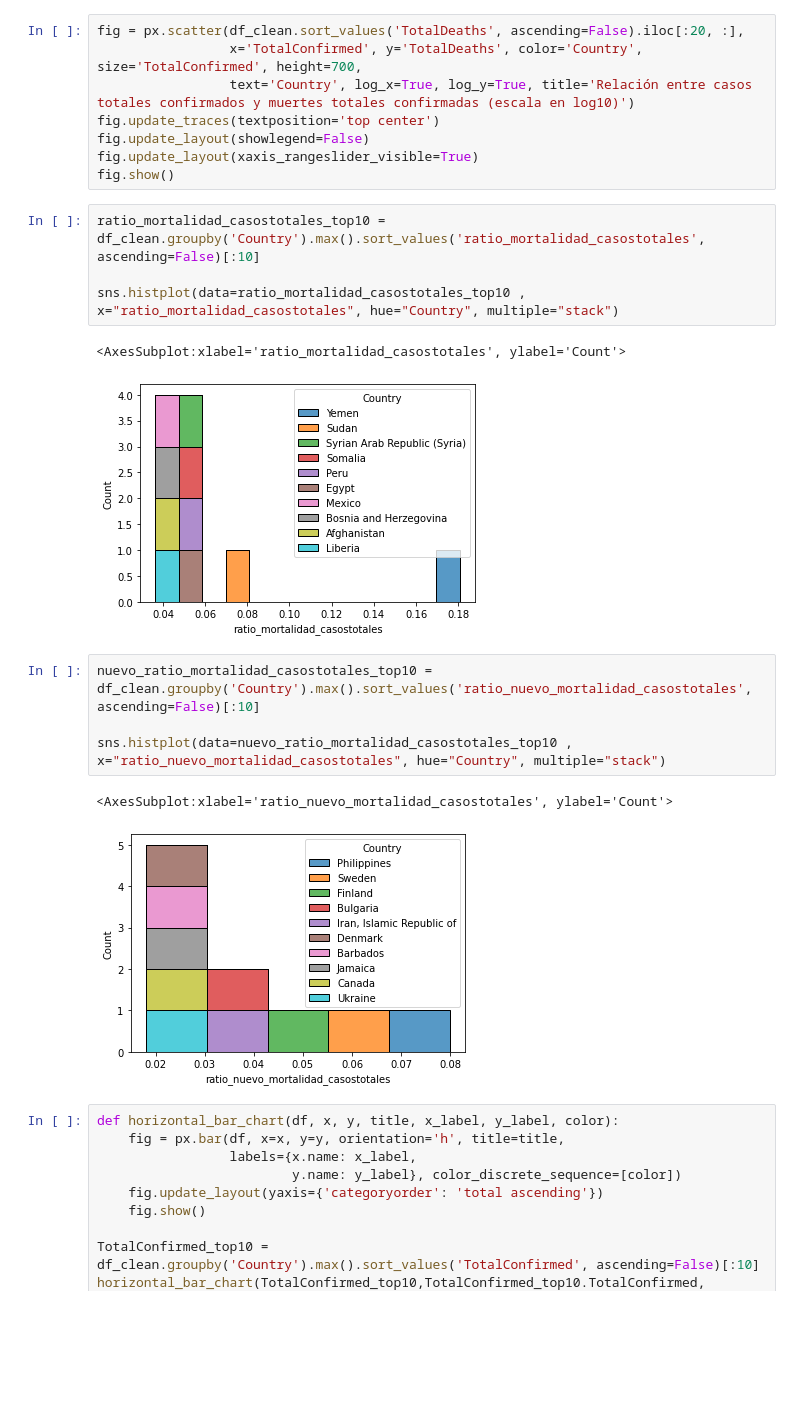
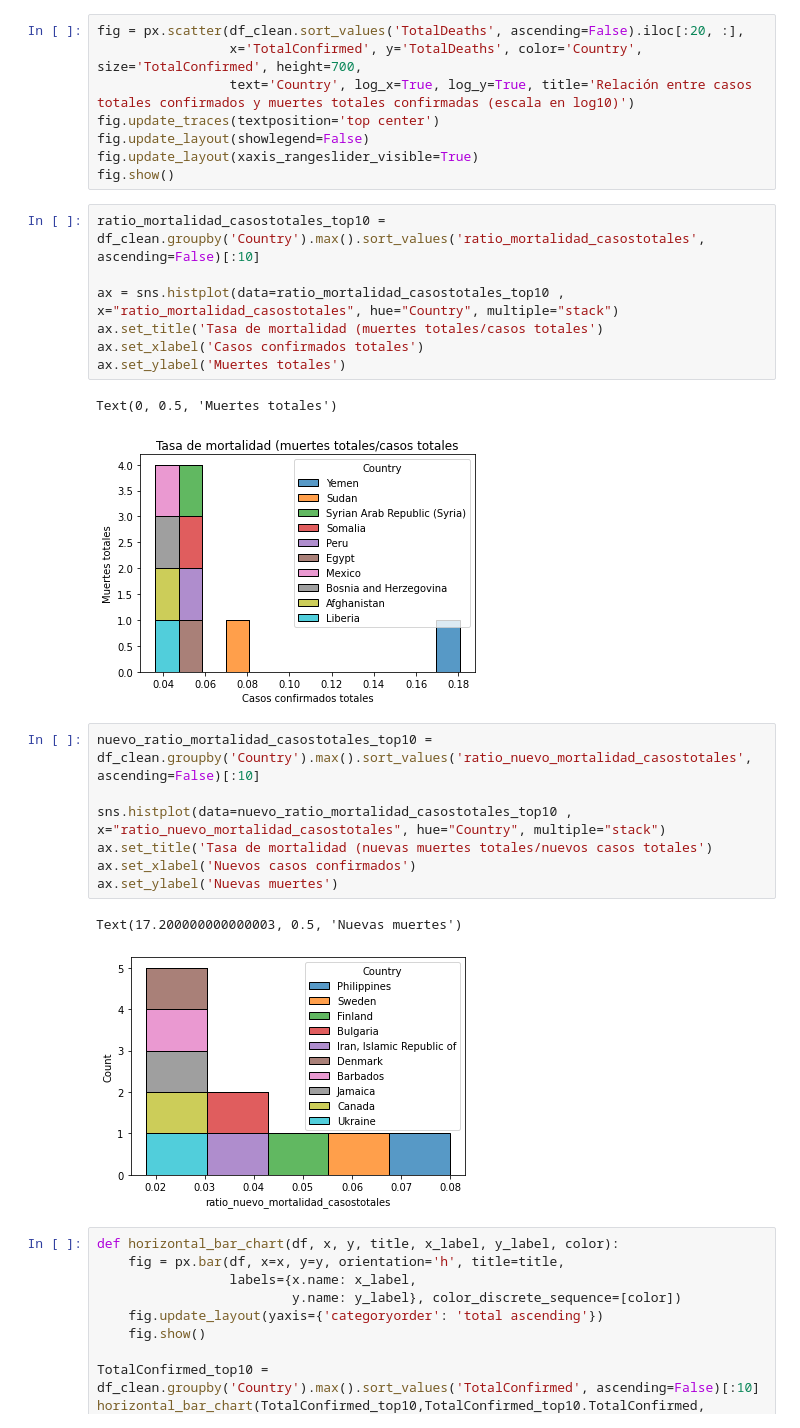
Before and after one commit to moniq0108/DataScience-Qin-entregables-varios, a Jupyter notebook: Desafio_APIS_Monica_Qin.ipynb, the cells around one changed output. Drawn from its saved outputs; the diff is of its cells as text; blank space fills up the shorter version.

Commit message:
Lectura por API y exploratory data analysis

```diff
--- a/Desafio_APIS_Monica_Qin.ipynb
+++ b/Desafio_APIS_Monica_Qin.ipynb
@@ -162,16 +162,22 @@ fig.show()
 # %%
 ratio_mortalidad_casostotales_top10 = df_clean.groupby('Country').max().sort_values('ratio_mortalidad_casostotales', ascending=False)[:10]
 
-sns.histplot(data=ratio_mortalidad_casostotales_top10 , x="ratio_mortalidad_casostotales", hue="Country", multiple="stack")
+ax = sns.histplot(data=ratio_mortalidad_casostotales_top10 , x="ratio_mortalidad_casostotales", hue="Country", multiple="stack")
+ax.set_title('Tasa de mortalidad (muertes totales/casos totales')
+ax.set_xlabel('Casos confirmados totales')
+ax.set_ylabel('Muertes totales')
 # %% [output]
-<AxesSubplot:xlabel='ratio_mortalidad_casostotales', ylabel='Count'>
+Text(0, 0.5, 'Muertes totales')
-[figure, old version]
+[figure, new version]
 # %%
 nuevo_ratio_mortalidad_casostotales_top10 = df_clean.groupby('Country').max().sort_values('ratio_nuevo_mortalidad_casostotales', ascending=False)[:10]
 
 sns.histplot(data=nuevo_ratio_mortalidad_casostotales_top10 , x="ratio_nuevo_mortalidad_casostotales", hue="Country", multiple="stack")
+ax.set_title('Tasa de mortalidad (nuevas muertes totales/nuevos casos totales')
+ax.set_xlabel('Nuevos casos confirmados')
+ax.set_ylabel('Nuevas muertes')
 # %% [output]
-<AxesSubplot:xlabel='ratio_nuevo_mortalidad_casostotales', ylabel='Count'>
+Text(17.200000000000003, 0.5, 'Nuevas muertes')
 [figure]
 # %%
 def horizontal_bar_chart(df, x, y, title, x_label, y_label, color):
```
Also changed, not shown: parts of 5 cells of this notebook.
